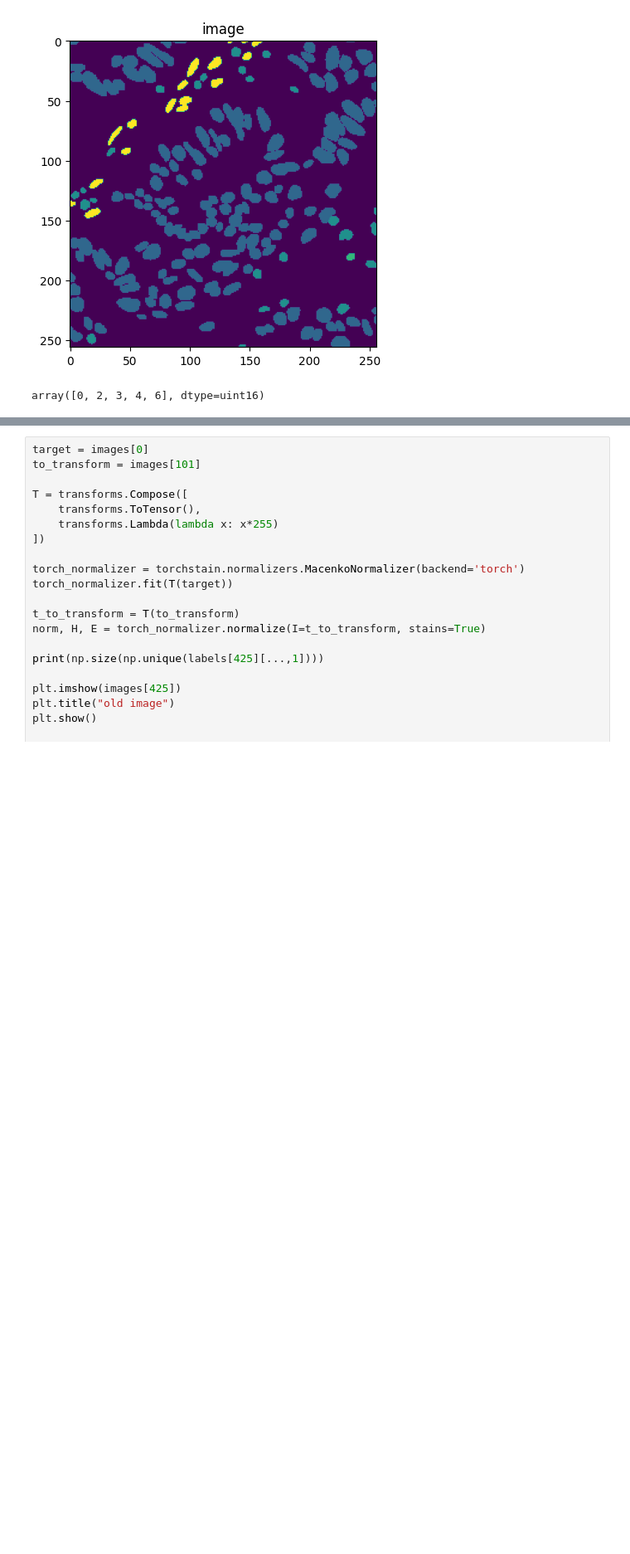
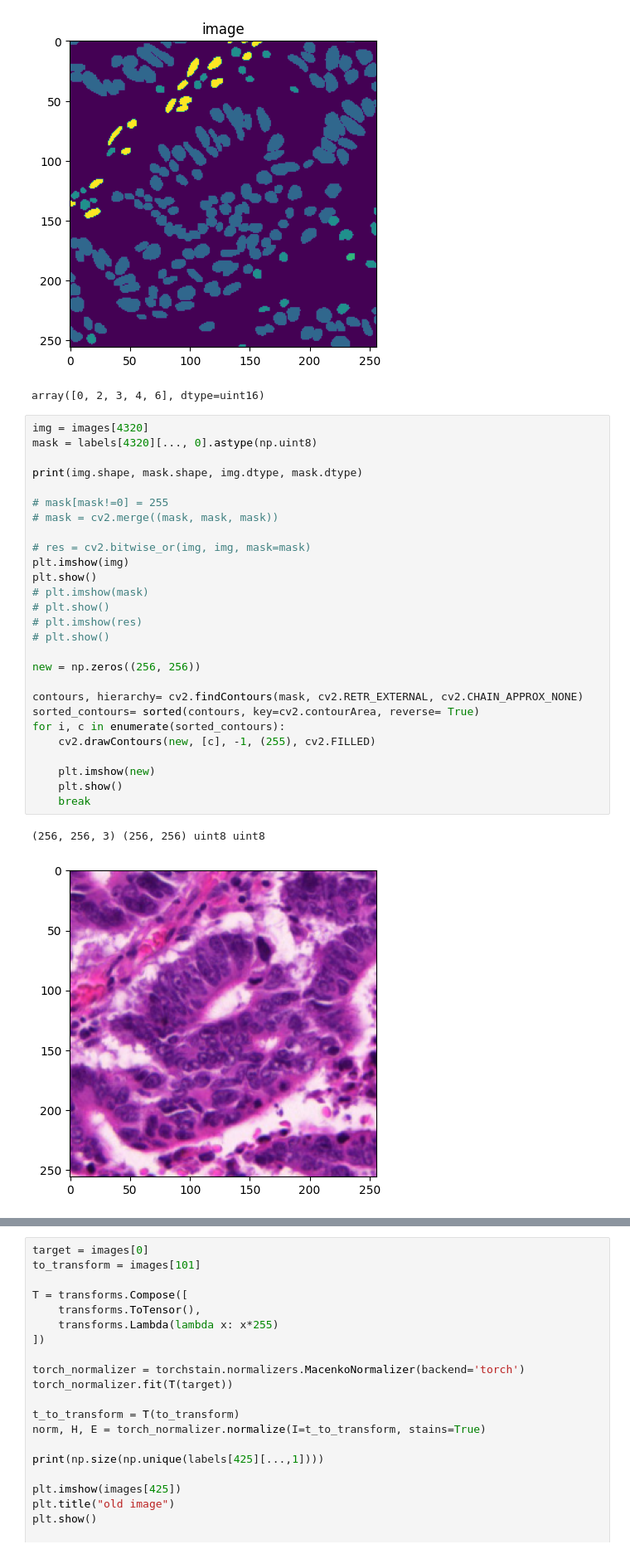
Before and after one commit to PavolHradsky/BP2, a Jupyter notebook: cell_crop.ipynb, the cells around one changed output, grey strips where cells are left out. Shown at 83% size. Drawn from its saved outputs; the diff is of its cells as text; blank space fills up the shorter version.

```diff
--- a/cell_crop.ipynb
+++ b/cell_crop.ipynb
@@ -29,3 +30,33 @@ np.unique(labels[4320][..., 1])
 # %% [output]
 [figure]
 array([0, 2, 3, 4, 6], dtype=uint16)
+# %%
+img = images[4320]
+mask = labels[4320][..., 0].astype(np.uint8)
+
+print(img.shape, mask.shape, img.dtype, mask.dtype)
+
+# mask[mask!=0] = 255
+# mask = cv2.merge((mask, mask, mask))
+
+# res = cv2.bitwise_or(img, img, mask=mask)
+plt.imshow(img)
+plt.show()
+# plt.imshow(mask)
+# plt.show()
+# plt.imshow(res)
+# plt.show()
+
+new = np.zeros((256, 256))
+
+contours, hierarchy= cv2.findContours(mask, cv2.RETR_EXTERNAL, cv2.CHAIN_APPROX_NONE)
+sorted_contours= sorted(contours, key=cv2.contourArea, reverse= True)
+for i, c in enumerate(sorted_contours):
+    cv2.drawContours(new, [c], -1, (255), cv2.FILLED)
+
+    plt.imshow(new)
+    plt.show()
+    break
+# %% [output]
+(256, 256, 3) (256, 256) uint8 uint8
+[figure, added]
```
Also changed, not shown: parts of 17 cells of this notebook, 1 other file.
